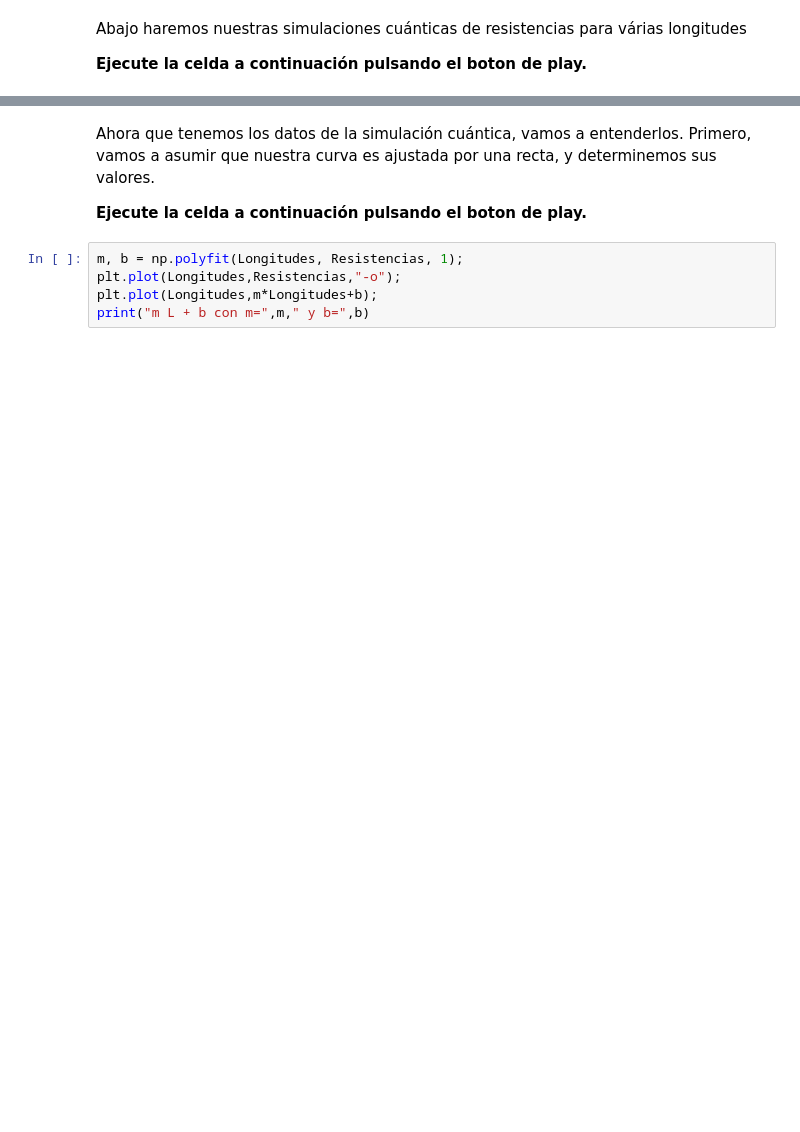
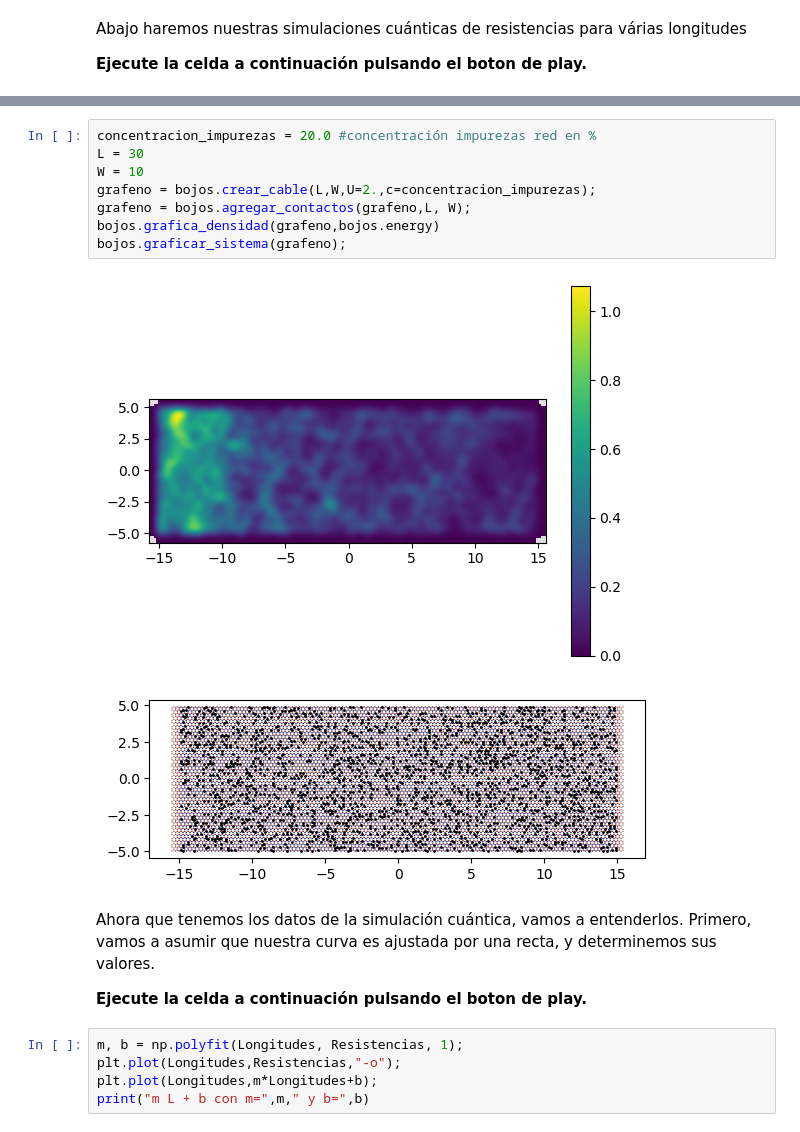
Before and after one commit to lcanonico/bojos_per_la_fisica_ICN2, a Jupyter notebook: BojosPerLaFisica_Nanoelectronica.ipynb, the cells around one changed output, grey strips where cells are left out. Saved outputs shown, nothing was run; the diff lists cells and outputs as text; blank space fills up the shorter version.

```diff
--- a/BojosPerLaFisica_Nanoelectronica.ipynb
+++ b/BojosPerLaFisica_Nanoelectronica.ipynb
@@ -120,3 +116,14 @@ El calculo de la resistencia tardó
+# %%
+concentracion_impurezas = 20.0 #concentración impurezas red en %
+L = 30
+W = 10
+grafeno = bojos.crear_cable(L,W,U=2.,c=concentracion_impurezas);
+grafeno = bojos.agregar_contactos(grafeno,L, W);
+bojos.grafica_densidad(grafeno,bojos.energy)
+bojos.graficar_sistema(grafeno);
+# %% [output]
+[figure, added]
+[figure, added]
 # %% [markdown]
 Ahora que tenemos los datos de la simulación cuántica, vamos a entenderlos. Primero, vamos a asumir que nuestra curva es ajustada por una recta, y determinemos sus valores.
 
```
Also changed, not shown: parts of 11 cells of this notebook, 2 other files.
